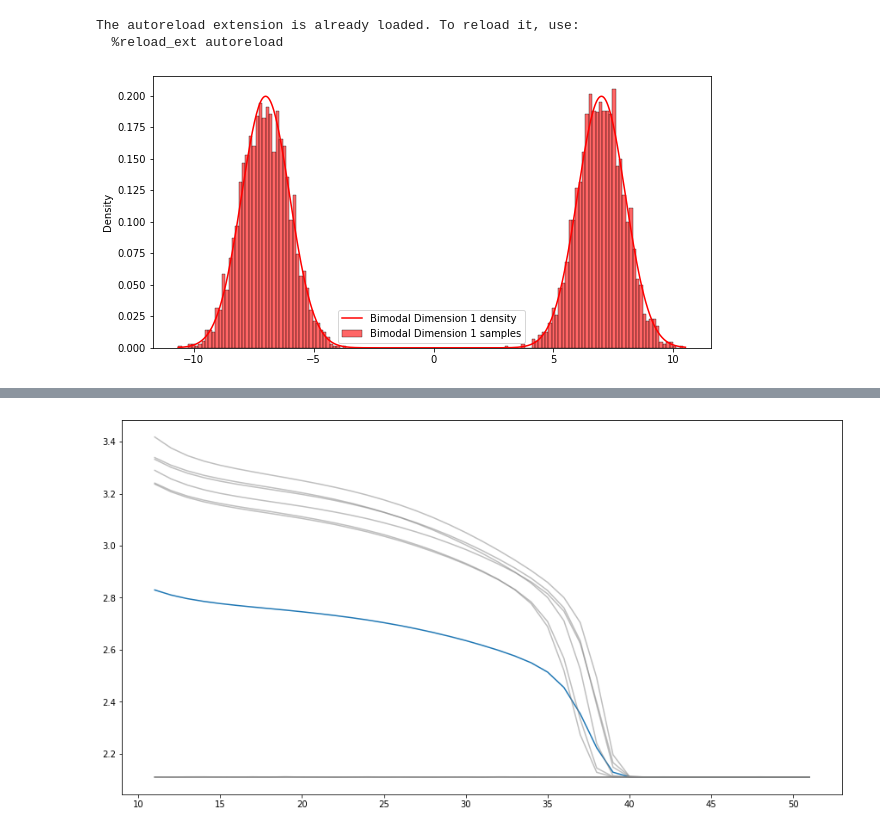
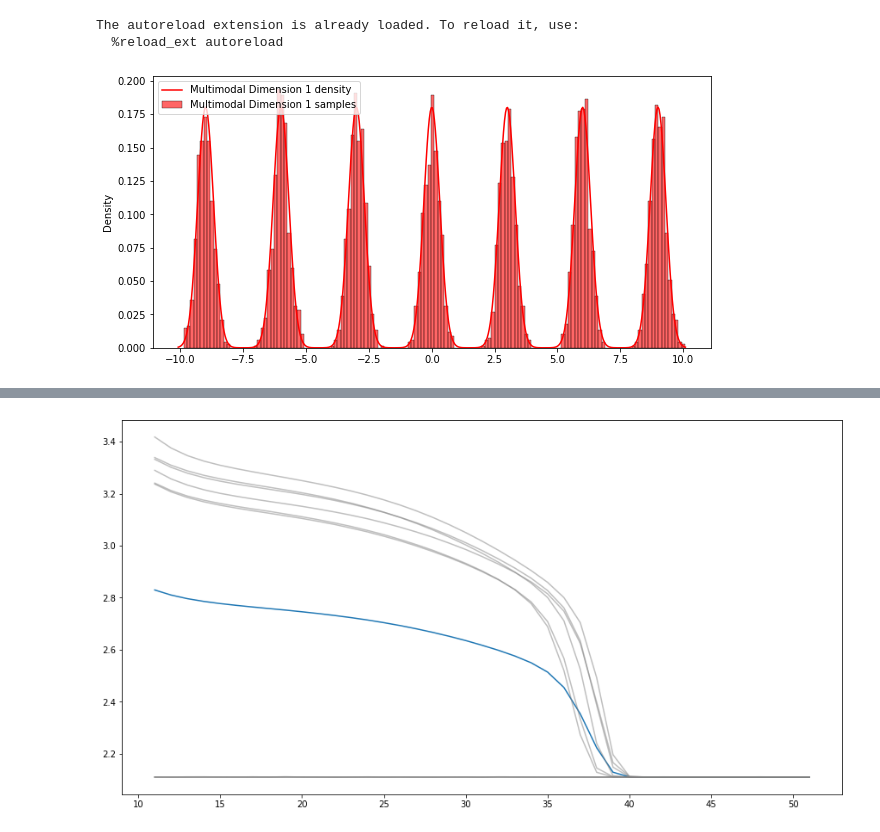
Before and after one commit to ElouanARGOUARCH/Discretely-Indexed-Flows, a Jupyter notebook: experiments/[DONE] DIF_DENSITY_ESTIMATOR.ipynb, the cells around one changed output, grey strips where cells are left out. Drawn from its saved outputs; the diff is of its cells as text; code cells hidden in the pictures.

```diff
--- a/experiments/[DONE] DIF_DENSITY_ESTIMATOR.ipynb
+++ b/experiments/[DONE] DIF_DENSITY_ESTIMATOR.ipynb
@@ -14,12 +14,12 @@ import matplotlib.pyplot as plt
 The autoreload extension is already loaded. To reload it, use:
   %reload_ext autoreload
 # %%
-example = "Bimodal Dimension 1"
+example = "Multimodal Dimension 1"
 num_samples = 10000
 target = Target(example, num_samples)
 target.target_visual()
 p, target_log_density, target_samples = target.get_target()
 # %% [output]
-[figure, old version]
+[figure, new version]
 # %%
 num_samples = target_samples.shape[0]
```
Also changed, not shown: parts of 3 cells of this notebook, 6 other files.
